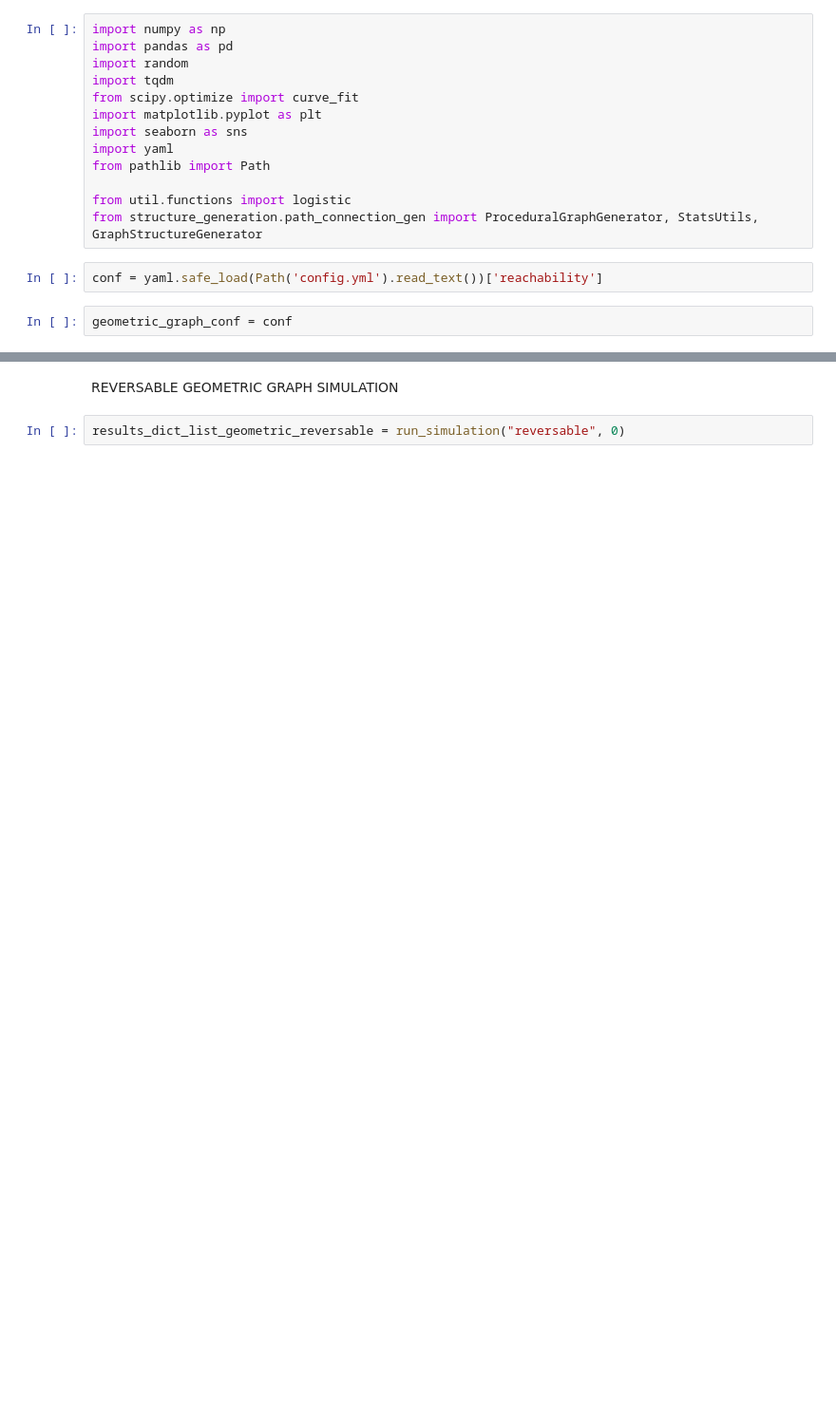
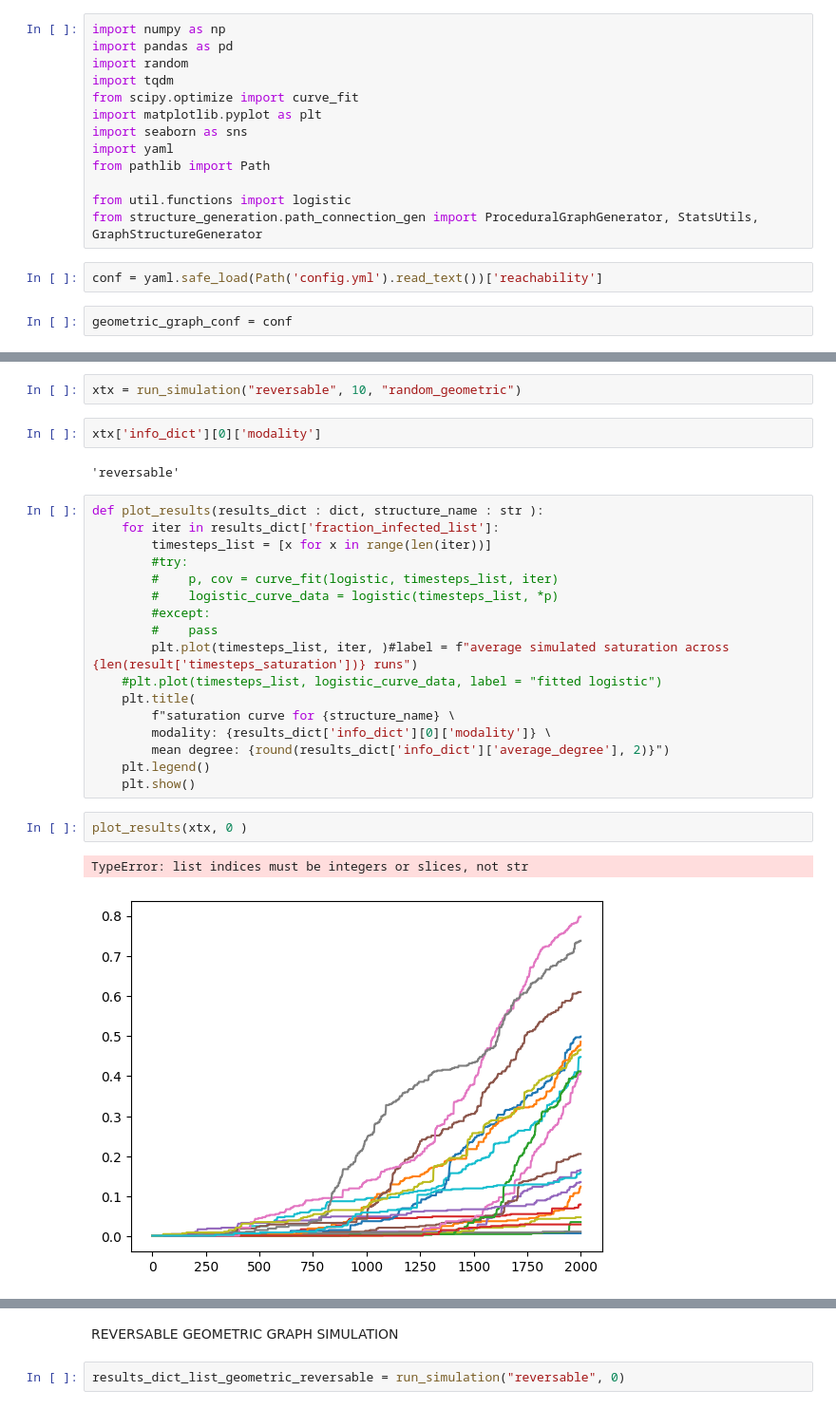
Before and after one commit to cm2435/graph_transmittion_research_project, a Jupyter notebook: variable_structure.ipynb, the cells around one changed output, grey strips where cells are left out. Shown: that part at 95% size. Saved outputs shown, nothing was run; the diff lists cells and outputs as text; blank space fills up the shorter version.

```diff
--- a/variable_structure.ipynb
+++ b/variable_structure.ipynb
@@ -27 +96,29 @@ import multiprocessing, itertools
+# %%
+xtx = run_simulation("reversable", 10, "random_geometric")
+# %%
+xtx['info_dict'][0]['modality']
+# %% [output]
+'reversable'
+# %%
+def plot_results(results_dict : dict, structure_name : str ):
+    for iter in results_dict['fraction_infected_list']:
+        timesteps_list = [x for x in range(len(iter))]
+        #try:
+        #    p, cov = curve_fit(logistic, timesteps_list, iter)
+        #    logistic_curve_data = logistic(timesteps_list, *p)
+        #except:
+        #    pass
+        plt.plot(timesteps_list, iter, )#label = f"average simulated saturation across {len(result['timesteps_saturation'])} runs")
+    #plt.plot(timesteps_list, logistic_curve_data, label = "fitted logistic")
+    plt.title(
+        f"saturation curve for {structure_name} \
+        modality: {results_dict['info_dict'][0]['modality']} \
+        mean degree: {round(results_dict['info_dict']['average_degree'], 2)}")
+    plt.legend()
+    plt.show()
+# %%
+plot_results(xtx, 0 )
+# %% [output]
+TypeError: list indices must be integers or slices, not str
+[figure, added]
 # %%
```
Also changed, not shown: parts of 23 cells of this notebook, 1 other file.
